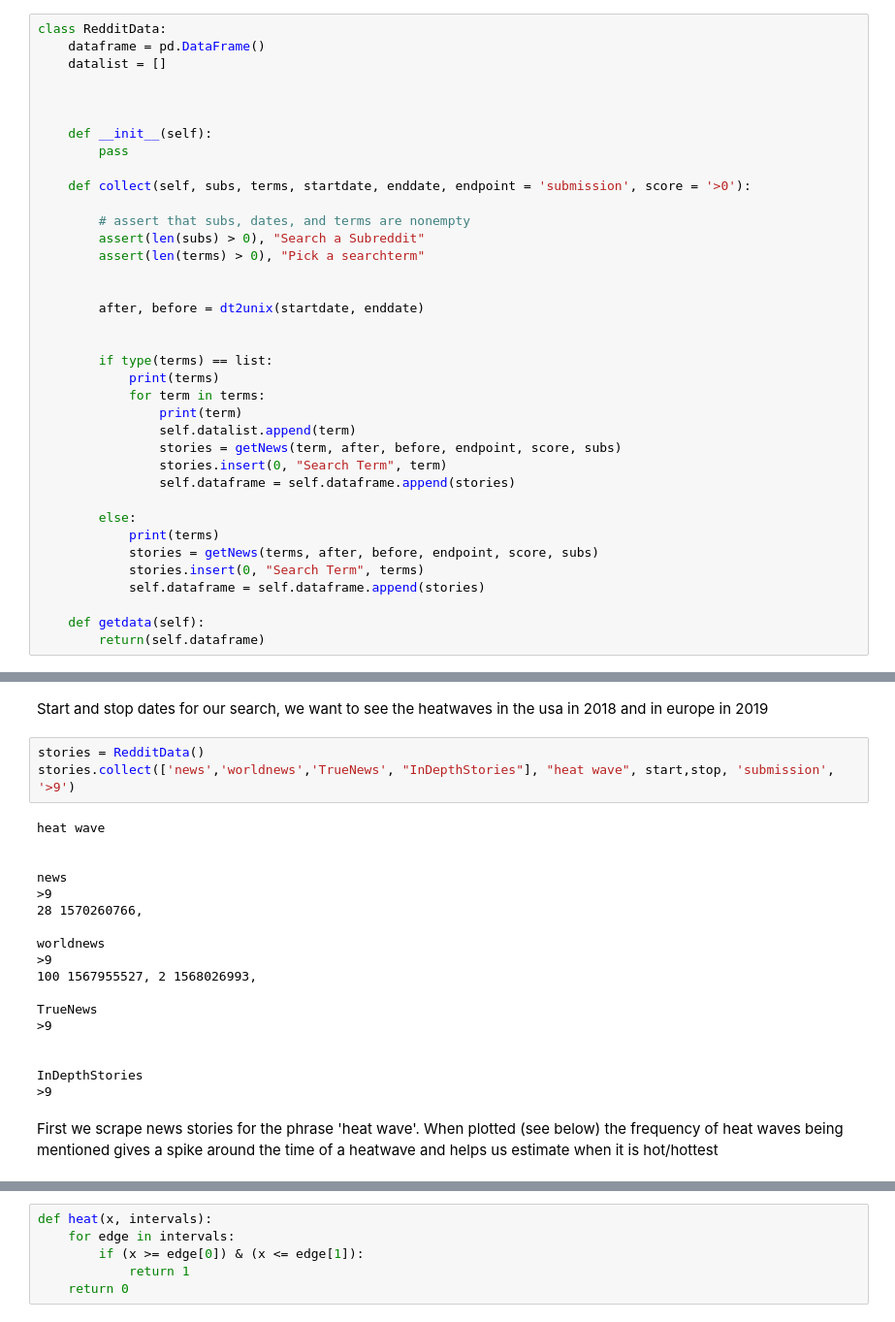
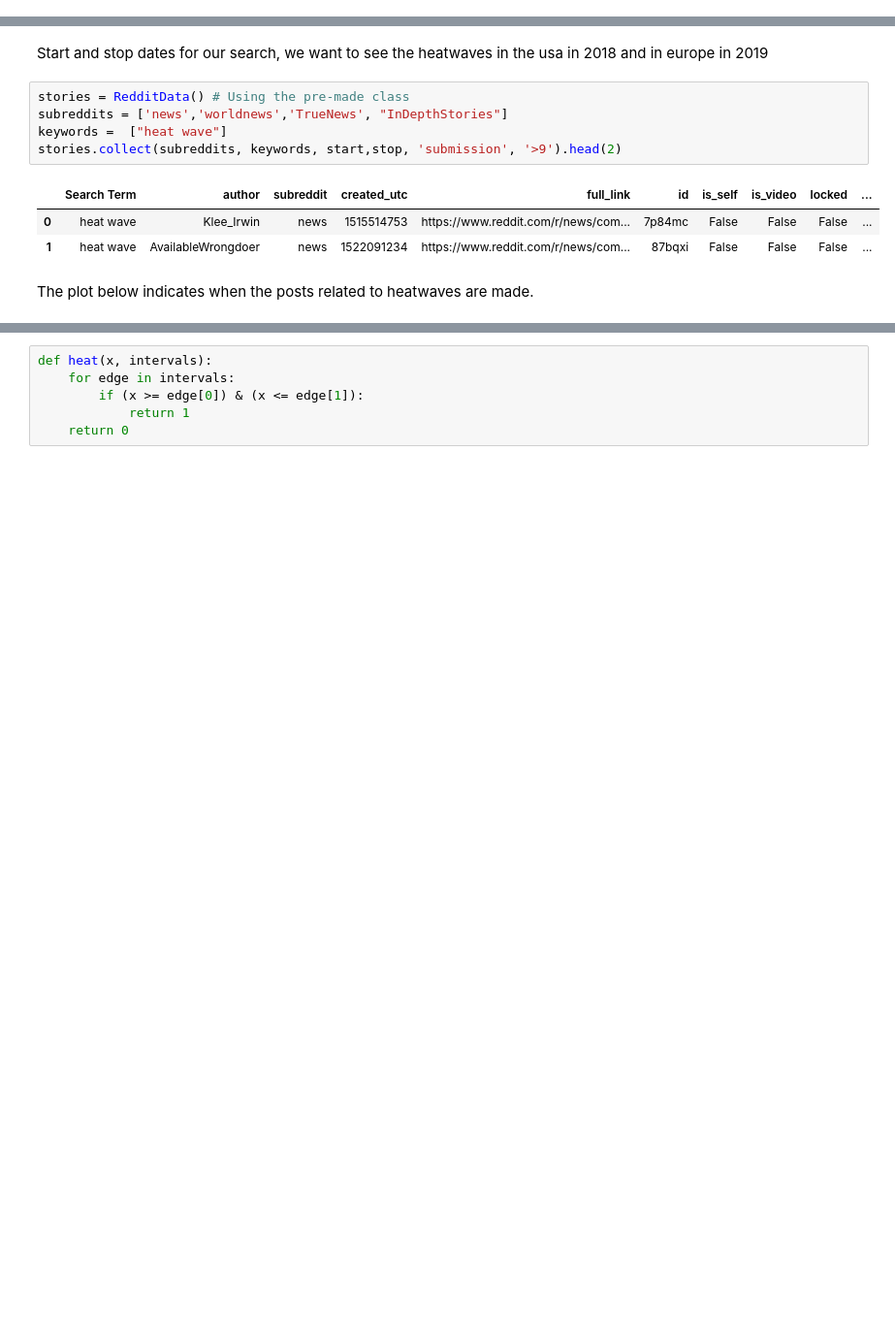
Before and after one commit to rubenkerkhofs/modern-data-analytics, a Jupyter notebook: RedditScrape.ipynb, the cells around one changed output, grey strips where cells are left out. Shown at 97% size. Drawn from its saved outputs; the diff is of its cells as text; blank space fills up the shorter version.

```diff
--- a/RedditScrape.ipynb
+++ b/RedditScrape.ipynb
@@ -136,37 +0,0 @@ the getNews function is the heart of the scraper, it loops though listed subs an
-# %%
-class RedditData:
-    dataframe = pd.DataFrame()
-    datalist = []
-
-
-
-    def __init__(self):
-        pass
-
-    def collect(self, subs, terms, startdate, enddate, endpoint = 'submission', score = '>0'):
-
-        # assert that subs, dates, and terms are nonempty
-        assert(len(subs) > 0), "Search a Subreddit"
-        assert(len(terms) > 0), "Pick a searchterm"
-
-
-        after, before = dt2unix(startdate, enddate)
-
-
-        if type(terms) == list:
-            print(terms)
-            for term in terms:
-                print(term)
-                self.datalist.append(term)
-                stories = getNews(term, after, before, endpoint, score, subs)
-                stories.insert(0, "Search Term", term)
-                self.dataframe = self.dataframe.append(stories)
-
-        else:
-            print(terms)
-            stories = getNews(terms, after, before, endpoint, score, subs)
-            stories.insert(0, "Search Term", terms)
-            self.dataframe = self.dataframe.append(stories)
-
-    def getdata(self):
-        return(self.dataframe)
@@ -178,26 +28,14 @@ stop = '2020/1/1'
 # %% [markdown]
 Start and stop dates for our search, we want to see the heatwaves in the usa in 2018 and in europe in 2019
 # %%
-stories = RedditData()
-stories.collect(['news','worldnews','TrueNews', "InDepthStories"], "heat wave", start,stop, 'submission', '>9')
+stories = RedditData() # Using the pre-made class
+subreddits = ['news','worldnews','TrueNews', "InDepthStories"]
+keywords =  ["heat wave"]
+stories.collect(subreddits, keywords, start,stop, 'submission', '>9').head(2)
 # %% [output]
-heat wave
-
-
-news
->9
-28 1570260766,
-
-worldnews
->9
-100 1567955527, 2 1568026993,
-
-TrueNews
->9
-
-
-InDepthStories
->9
+|  | Search Term | author | subreddit | created_utc | full_link | id | is_self | is_video | locked | ... |
+| 0 | heat wave | Klee_Irwin | news | 1515514753 | https://www.reddit.com/r/news/com... | 7p84mc | False | False | False | ... |
+| 1 | heat wave | AvailableWrongdoer | news | 1522091234 | https://www.reddit.com/r/news/com... | 87bqxi | False | False | False | ... |
-# %% [markdown]
-First we scrape news stories for the phrase 'heat wave'.  When plotted (see below) the frequency of heat waves being mentioned gives a spike around the time of a heatwave and helps us estimate when it is hot/hottest
+# %% [markdown]
+The plot below indicates when the posts related to heatwaves are made.
 # %%
```
Also changed, not shown: parts of 83 cells of this notebook, 17 other files.
